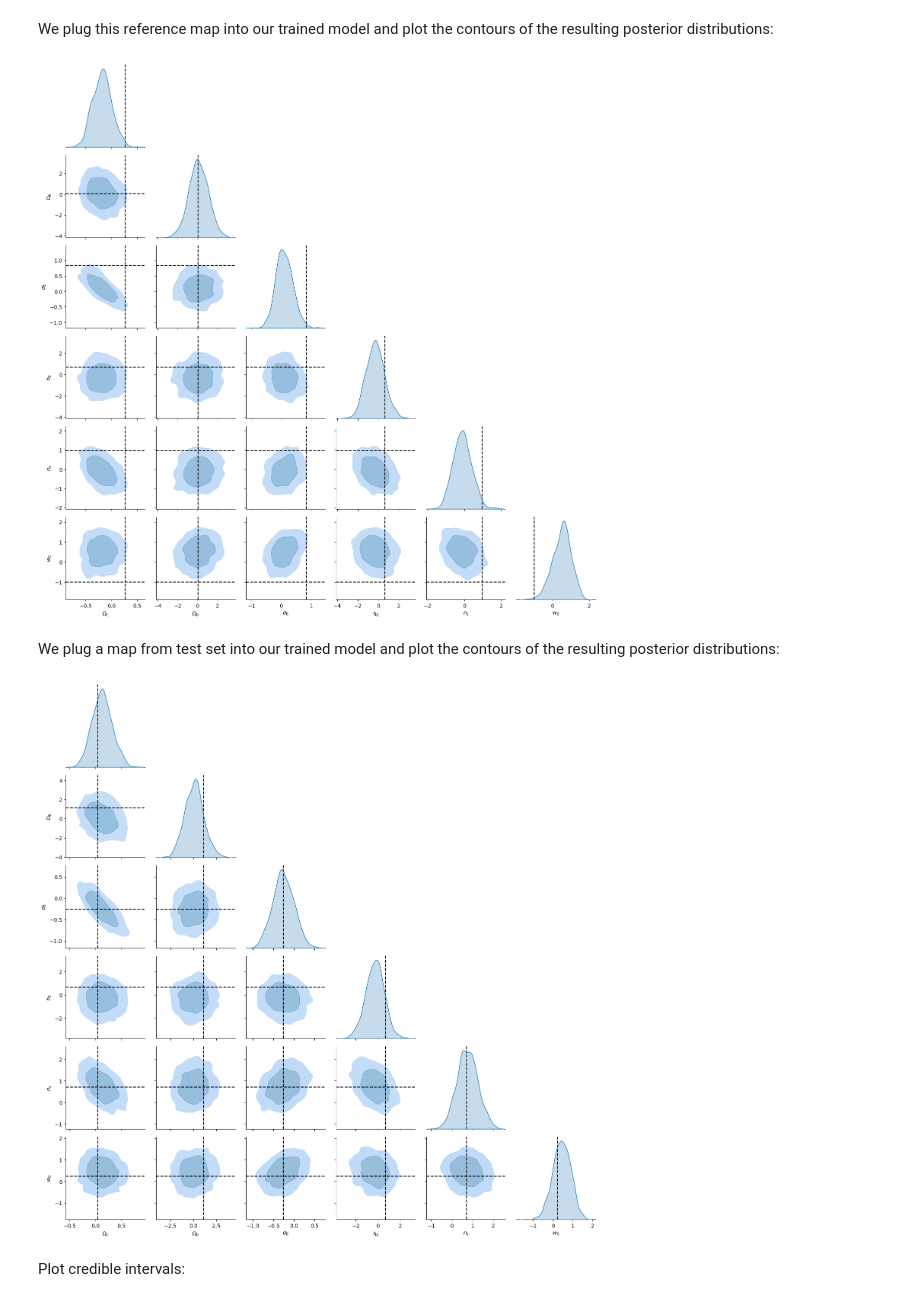
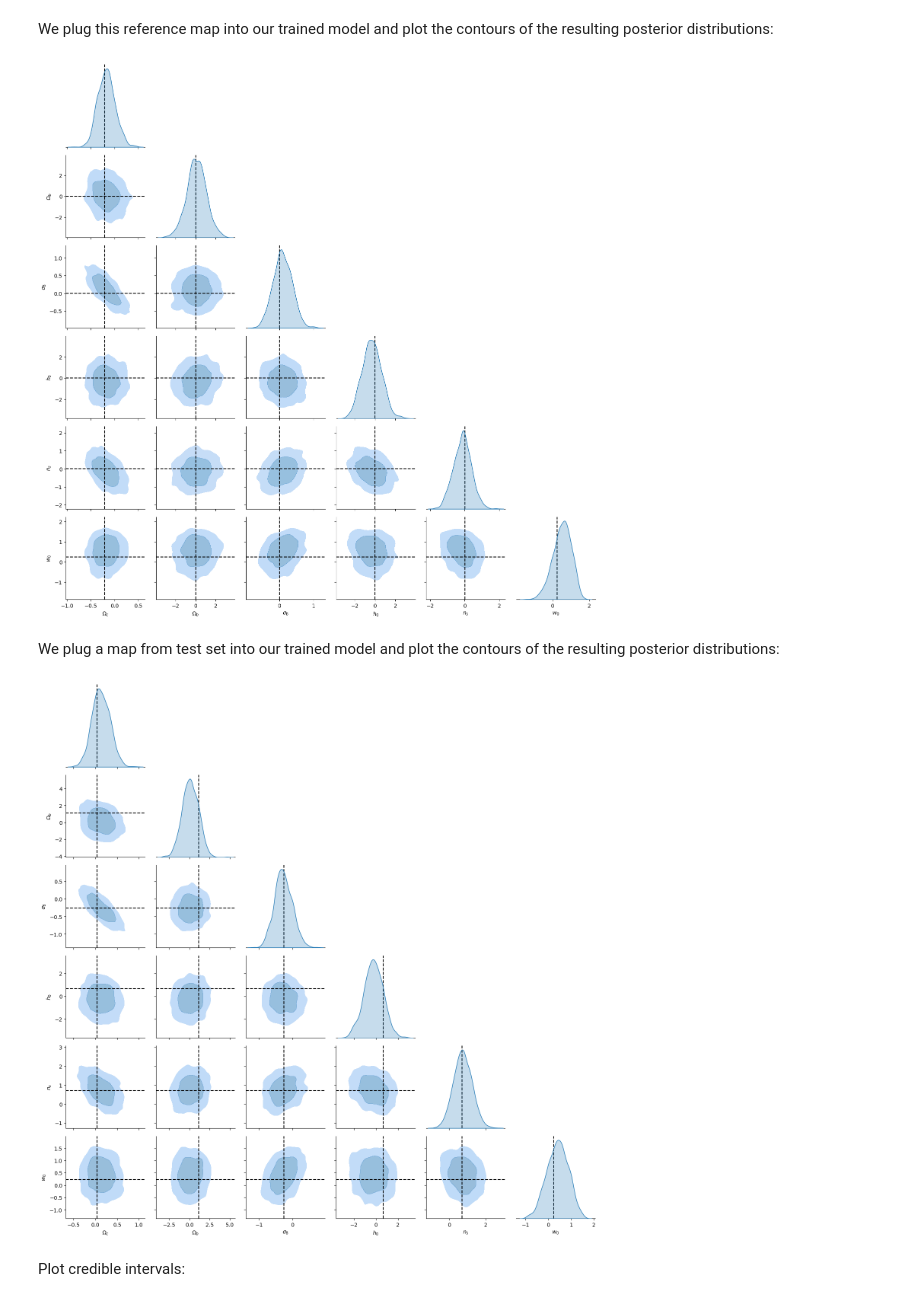
Before and after one commit to prob-ml/blissWL, a Jupyter notebook: maps_to_cosmology/notebooks/results_lsst_FM.ipynb, the cells around one changed output. Cells and saved outputs as stored; diff of their text form; code cells hidden in the pictures.

Commit message:
LSSTY10 FM notebook: eliminate redundant sampling code, standardize reference map params

```diff
--- a/maps_to_cosmology/notebooks/results_lsst_FM.ipynb
+++ b/maps_to_cosmology/notebooks/results_lsst_FM.ipynb
@@ -126,6 +129,7 @@ We load in the convergence map used as a reference map in this paper (https://ar
 # %%
 reference_map = np.load("reference_map.npy")
 reference_params = [0.2664, 0.0492, 0.831, 0.6727, 0.9645, -1.0]
+reference_params_standardized = (torch.tensor(reference_params) - train_mean) / train_std
 # %%
 fig, ax = plt.subplots(1, 5, figsize = (15, 3))
 
@@ -144,70 +148,55 @@ num_samples = 1000
 with torch.no_grad():
     reference_map_tensor = (
         torch.tensor(reference_map)
-        .permute(2, 0, 1)          # [H,W,C] -> [C,H,W]
-        .unsqueeze(0)              # -> [1,C,H,W]
+        .permute(2, 0, 1)
+        .unsqueeze(0)
         .to(device)
         .float()
     )
-    samples = []
-    for _ in range(num_samples):
-        samp = model.predict(reference_map_tensor, use_mode=False)
-        samples.append(samp.squeeze(0).cpu())
-    samples = torch.stack(samples, dim=0)
+    x_embedding = model.map_encoder(reference_map_tensor)
+    x_expanded = x_embedding.repeat(num_samples, 1)
+    reference_map_samples = model._integrate_ode(x_expanded)
 
-posterior_mean = samples.mean(dim=0)
-posterior_stdev = samples.std(dim=0)
-df = pd.DataFrame(samples.numpy(), columns=param_names)
+posterior_mean = reference_map_samples.mean(dim=0)
+posterior_stdev = reference_map_samples.std(dim=0)
+df = pd.DataFrame(reference_map_samples.cpu().numpy(), columns=param_names)
 
 g = sns.PairGrid(df, corner=True, diag_sharey=False)
 g.map_diag(sns.kdeplot, fill=True)
 g.map_lower(sns.kdeplot, levels=[0.05, 0.32, 1.0], fill=True, alpha=0.5)
 
 for i in range(6):
-    g.axes[i, i].axvline(reference_params[i], color="black", linestyle="--")
+    g.axes[i, i].axvline(reference_params_standardized[i], color="black", linestyle="--")
     for j in range(i):
-        g.axes[i, j].axvline(reference_params[j], color="black", linestyle="--")
-        g.axes[i, j].axhline(reference_params[i], color="black", linestyle="--")
+        g.axes[i, j].axvline(reference_params_standardized[j], color="black", linestyle="--")
+        g.axes[i, j].axhline(reference_params_standardized[i], color="black", linestyle="--")
 # %% [output]
-[figure, old version]
+[figure, new version]
 # %% [markdown]
 We plug a map from test set into our trained model and plot the contours of the resulting posterior distributions:
 # %%
-maps, params = next(iter(test_loader))
+sample_idx = 0
+selected_params = true_params[sample_idx]
 
-sample_idx = 0
-
-selected_map = maps[sample_idx]
-selected_params = params[sample_idx]
-
-num_samples = 1000
-
-with torch.no_grad():
-    selected_map_tensor = selected_map.unsqueeze(0).to(device).float()
-
-    samples = []
-    for _ in range(num_samples):
-        samp = model.predict(selected_map_tensor, use_mode=False)
-        samples.append(samp.squeeze(0).cpu())
-    samples = torch.stack(samples, dim=0)
+samples = all_samples[:, sample_idx, :]  # (1000, 6)
 
 posterior_mean = samples.mean(dim=0)
 posterior_stdev = samples.std(dim=0)
 df = pd.DataFrame(samples.numpy(), columns=param_names)
 
 g = sns.PairGrid(df, corner=True, diag_sharey=False)
 g.map_diag(sns.kdeplot, fill=True)
 g.map_lower(sns.kdeplot, levels=[0.05, 0.32, 1.0], fill=True, alpha=0.5)
 
 true_vals = selected_params.cpu().numpy()
 
 for i in range(6):
     g.axes[i, i].axvline(true_vals[i], color="black", linestyle="--")
     for j in range(i):
         g.axes[i, j].axvline(true_vals[j], color="black", linestyle="--")
         g.axes[i, j].axhline(true_vals[i], color="black", linestyle="--")
 # %% [output]
-[figure, old version]
+[figure, new version]
 # %% [markdown]
 Plot credible intervals:
 # %%
```
Also changed, not shown: parts of 7 cells of this notebook.
